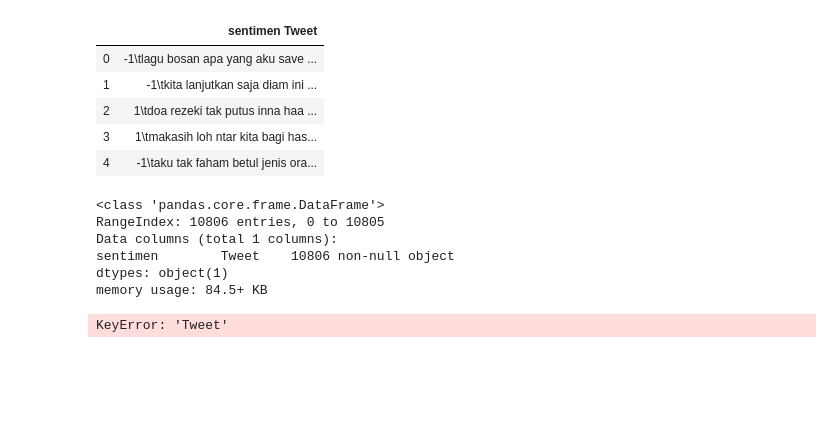
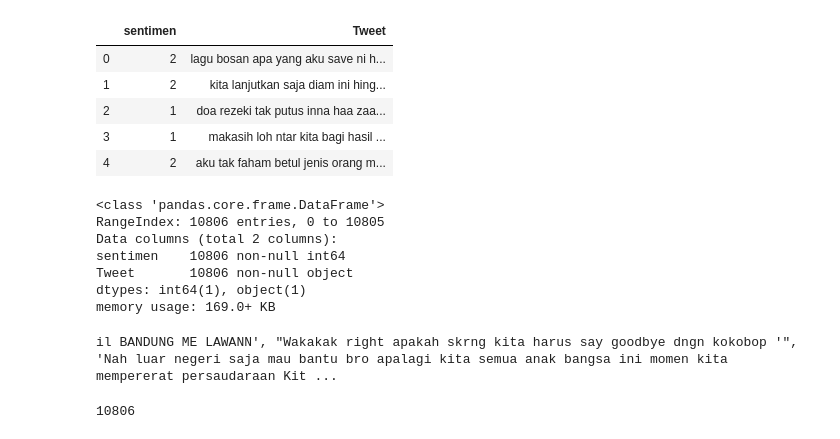
Before and after one commit to npmitaart/sentiment-analysis-cnn, a Jupyter notebook: sentimentAnalysis.ipynb, the cells around one changed output. Drawn from its saved outputs; the diff is of its cells as text; code cells hidden in the pictures; blank space fills up the shorter version.

```diff
--- a/sentimentAnalysis.ipynb
+++ b/sentimentAnalysis.ipynb
@@ -9,28 +9,33 @@ import numpy as np
 import pandas as pd
 from sklearn.model_selection import train_test_split
 # %%
-df = pd.read_csv("Indonesian Sentiment Twitter Dataset Labeled.csv")
+df = pd.read_csv("dataset-indonesia - Sheet1.csv")
 
 df.head()
 # %% [output]
-|  | sentimen Tweet |
-| 0 | -1\tlagu bosan apa yang aku save ... |
-| 1 | -1\tkita lanjutkan saja diam ini ... |
-| 2 | 1\tdoa rezeki tak putus inna haa ... |
-| 3 | 1\tmakasih loh ntar kita bagi has... |
-| 4 | -1\taku tak faham betul jenis ora... |
+|  | sentimen | Tweet |
+| 0 | 2 | lagu bosan apa yang aku save ni h... |
+| 1 | 2 | kita lanjutkan saja diam ini hing... |
+| 2 | 1 | doa rezeki tak putus inna haa zaa... |
+| 3 | 1 | makasih loh ntar kita bagi hasil ... |
+| 4 | 2 | aku tak faham betul jenis orang m... |
 # %%
 df.info()
 # %% [output]
 <class 'pandas.core.frame.DataFrame'>
 RangeIndex: 10806 entries, 0 to 10805
-Data columns (total 1 columns):
-sentimen        Tweet    10806 non-null object
-dtypes: object(1)
-memory usage: 84.5+ KB
+Data columns (total 2 columns):
+sentimen    10806 non-null int64
+Tweet       10806 non-null object
+dtypes: int64(1), object(1)
+memory usage: 169.0+ KB
 # %%
 text = df["Tweet"].tolist()
 
 print(text)
 # %% [output]
-KeyError: 'Tweet'
+il BANDUNG ME LAWANN', "Wakakak right apakah skrng kita harus say goodbye dngn kokobop '", 'Nah luar negeri saja mau bantu bro apalagi kita semua anak bangsa ini momen kita mempererat persaudaraan Kit ...
+# %%
+print(len(text))
+# %% [output]
+10806
```
Also changed, not shown: parts of 16 cells of this notebook.
